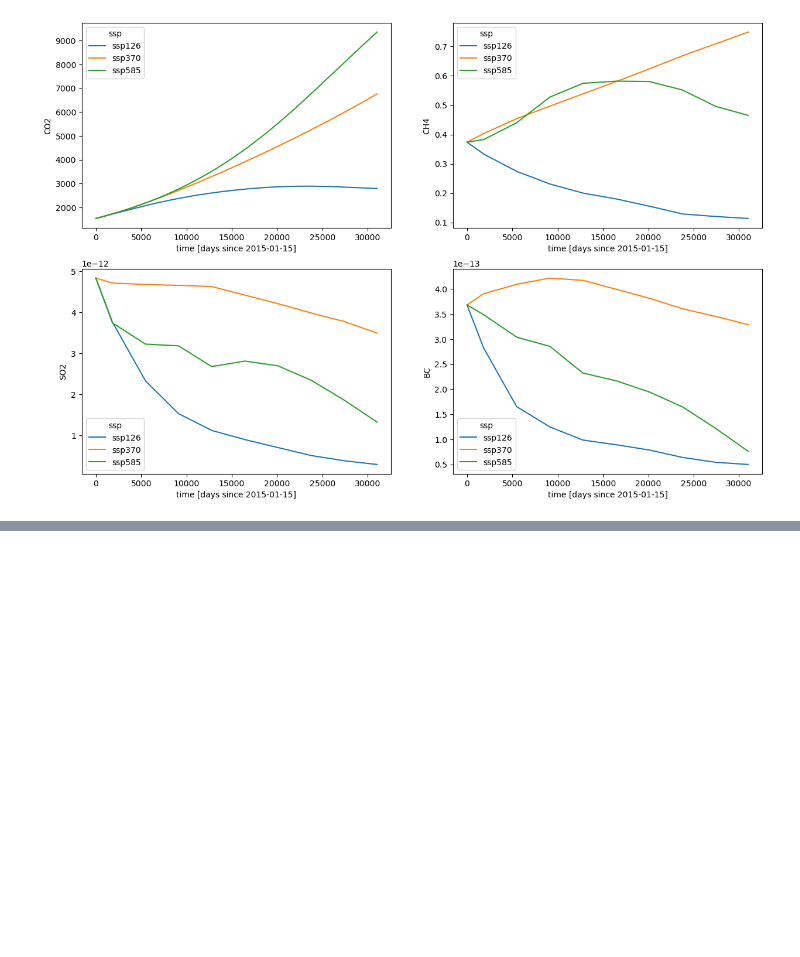
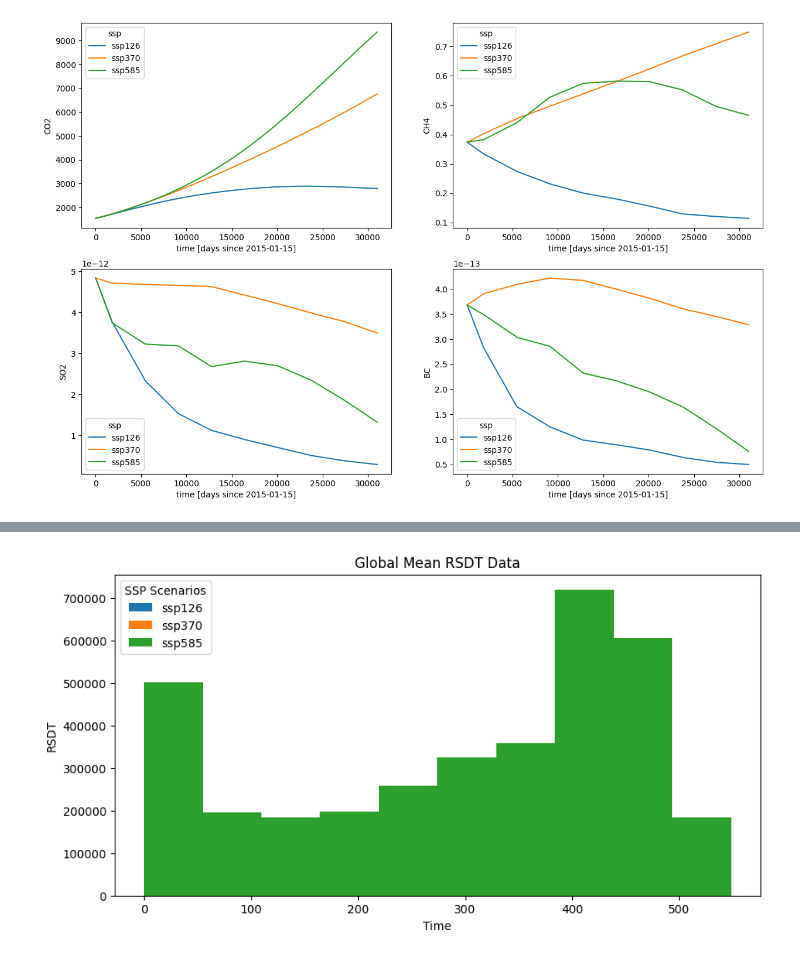
Before and after one commit to rahuljones/cse151b-spring2025-competition, a Jupyter notebook: notebooks/data-exploration-basic.ipynb, the cells around one changed output, grey strips where cells are left out. Cells and saved outputs as stored; diff of their text form; code cells hidden in the pictures; blank space fills up the shorter version.

```diff
--- a/notebooks/data-exploration-basic.ipynb
+++ b/notebooks/data-exploration-basic.ipynb
@@ -160,0 +189,18 @@ plt.show()
+# %%
+import matplotlib.pyplot as plt
+
+global_mean_data = data.sel(ssp=["ssp126", "ssp370", "ssp585"]).mean(dim=["longitude", "latitude", "member_id"])
+fig, ax = plt.subplots(1, 1, figsize=(10, 5))
+
+# Iterate over each SSP scenario and plot it
+for ssp in global_mean_data.ssp.values:
+    global_mean_data.sel(ssp=ssp).rsdt.plot(ax=ax, label=ssp)
+
+# Add legend and labels
+ax.legend(title="SSP Scenarios")
+ax.set_title("Global Mean RSDT Data")
+ax.set_xlabel("Time")
+ax.set_ylabel("RSDT")
+plt.show()
+# %% [output]
+[figure, added]
```
Also changed, not shown: parts of 25 cells of this notebook, 1 other file.
